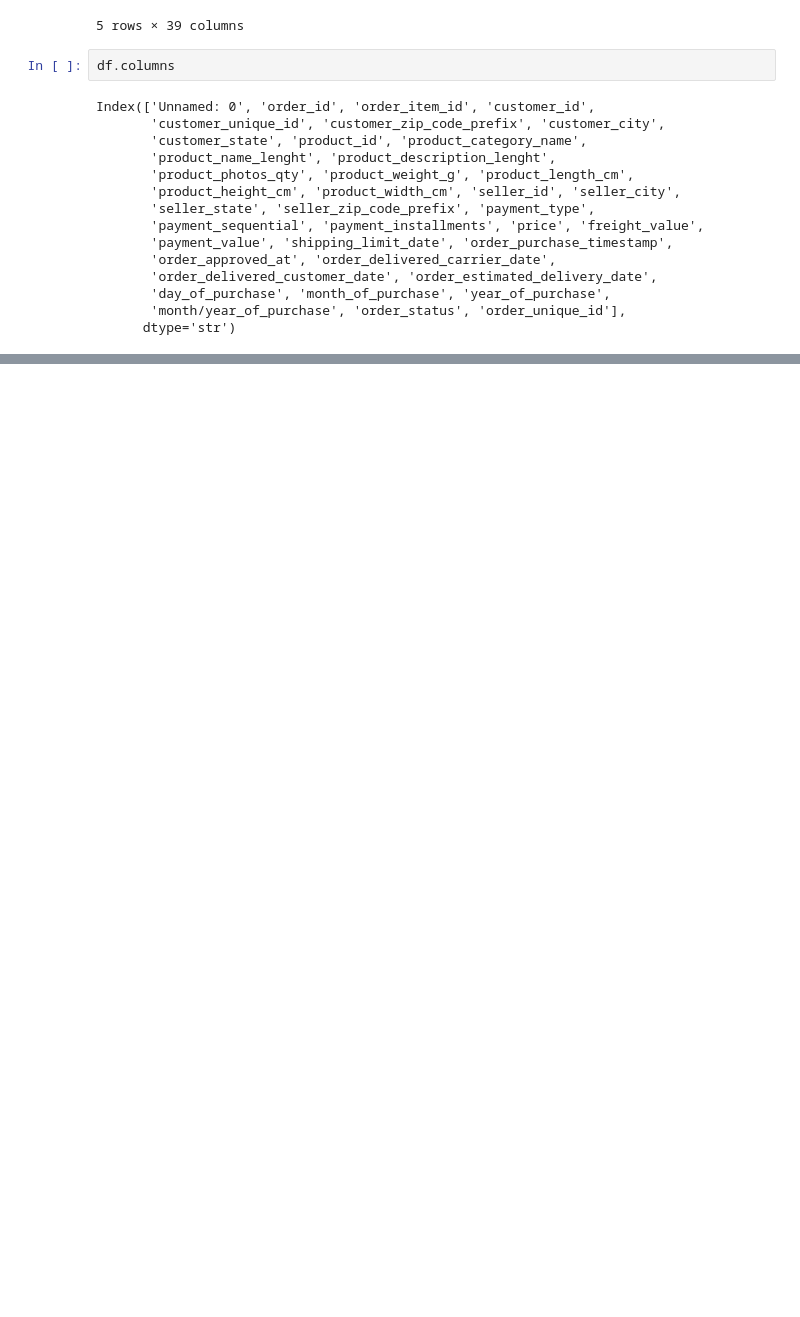
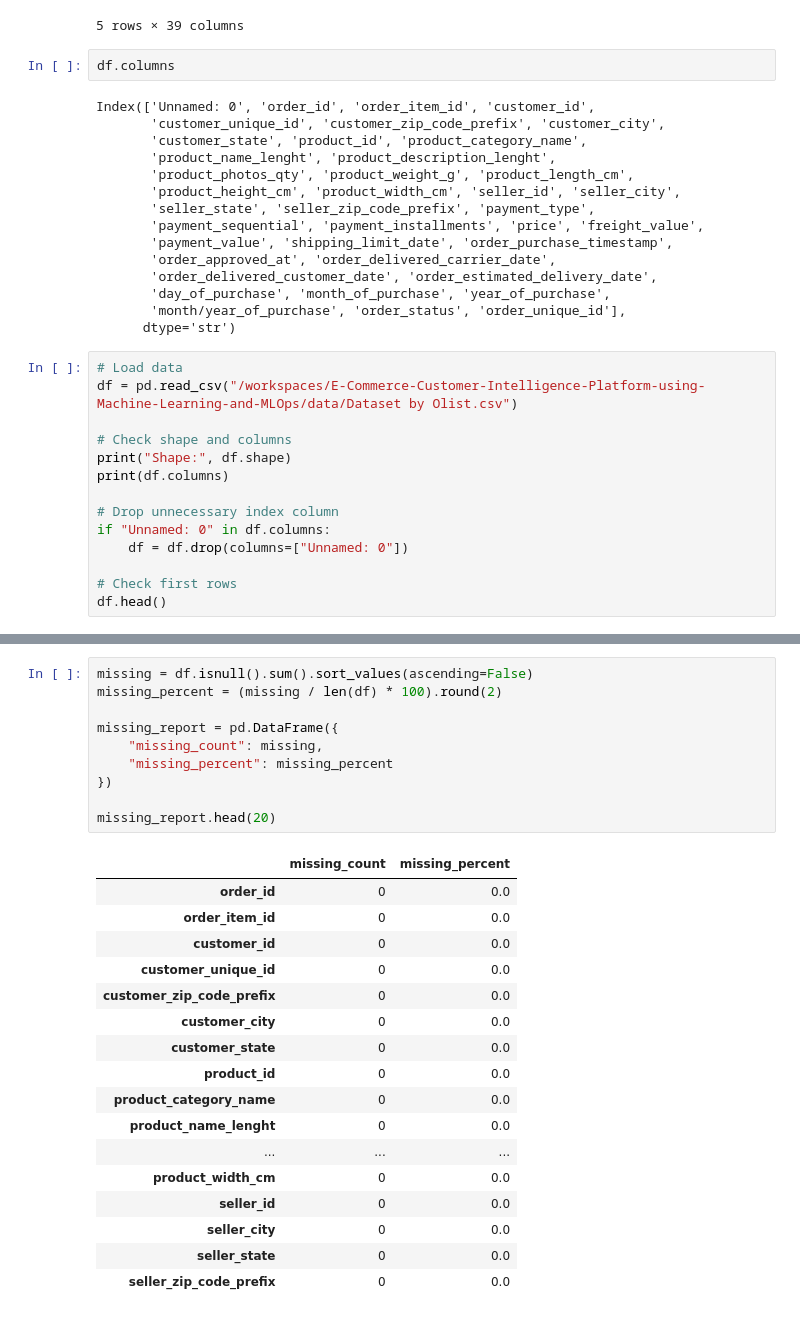
Before and after one commit to shambhavishanbhag1910/E-Commerce-Customer-Intelligence-Platform-using-Machine-Learning-and-MLOps, a Jupyter notebook: notebooks/01_baseline_delay_prediction.ipynb, the cells around one changed output, grey strips where cells are left out. Cells and saved outputs as stored; diff of their text form; blank space fills up the shorter version.

```diff
--- a/notebooks/01_baseline_delay_prediction.ipynb
+++ b/notebooks/01_baseline_delay_prediction.ipynb
@@ -31,3 +31,17 @@ Index(['Unnamed: 0', 'order_id', 'order_item_id', 'customer_id',
        'day_of_purchase', 'month_of_purchase', 'year_of_purchase',
        'month/year_of_purchase', 'order_status', 'order_unique_id'],
       dtype='str')
+# %%
+# Load data
+df = pd.read_csv("/workspaces/E-Commerce-Customer-Intelligence-Platform-using-Machine-Learning-and-MLOps/data/Dataset by Olist.csv")
+
+# Check shape and columns
+print("Shape:", df.shape)
+print(df.columns)
+
+# Drop unnecessary index column
+if "Unnamed: 0" in df.columns:
+    df = df.drop(columns=["Unnamed: 0"])
+
+# Check first rows
+df.head()
@@ -33,0 +91,28 @@ Index(['Unnamed: 0', 'order_id', 'order_item_id', 'customer_id',
+# %%
+missing = df.isnull().sum().sort_values(ascending=False)
+missing_percent = (missing / len(df) * 100).round(2)
+
+missing_report = pd.DataFrame({
+    "missing_count": missing,
+    "missing_percent": missing_percent
+})
+
+missing_report.head(20)
+# %% [output]
+|  | missing_count | missing_percent |
+| order_id | 0 | 0.0 |
+| order_item_id | 0 | 0.0 |
+| customer_id | 0 | 0.0 |
+| customer_unique_id | 0 | 0.0 |
+| customer_zip_code_prefix | 0 | 0.0 |
+| customer_city | 0 | 0.0 |
+| customer_state | 0 | 0.0 |
+| product_id | 0 | 0.0 |
+| product_category_name | 0 | 0.0 |
+| product_name_lenght | 0 | 0.0 |
+| ... | ... | ... |
+| product_width_cm | 0 | 0.0 |
+| seller_id | 0 | 0.0 |
+| seller_city | 0 | 0.0 |
+| seller_state | 0 | 0.0 |
+| seller_zip_code_prefix | 0 | 0.0 |
```
Also changed, not shown: parts of 11 cells of this notebook, 5 other files.
